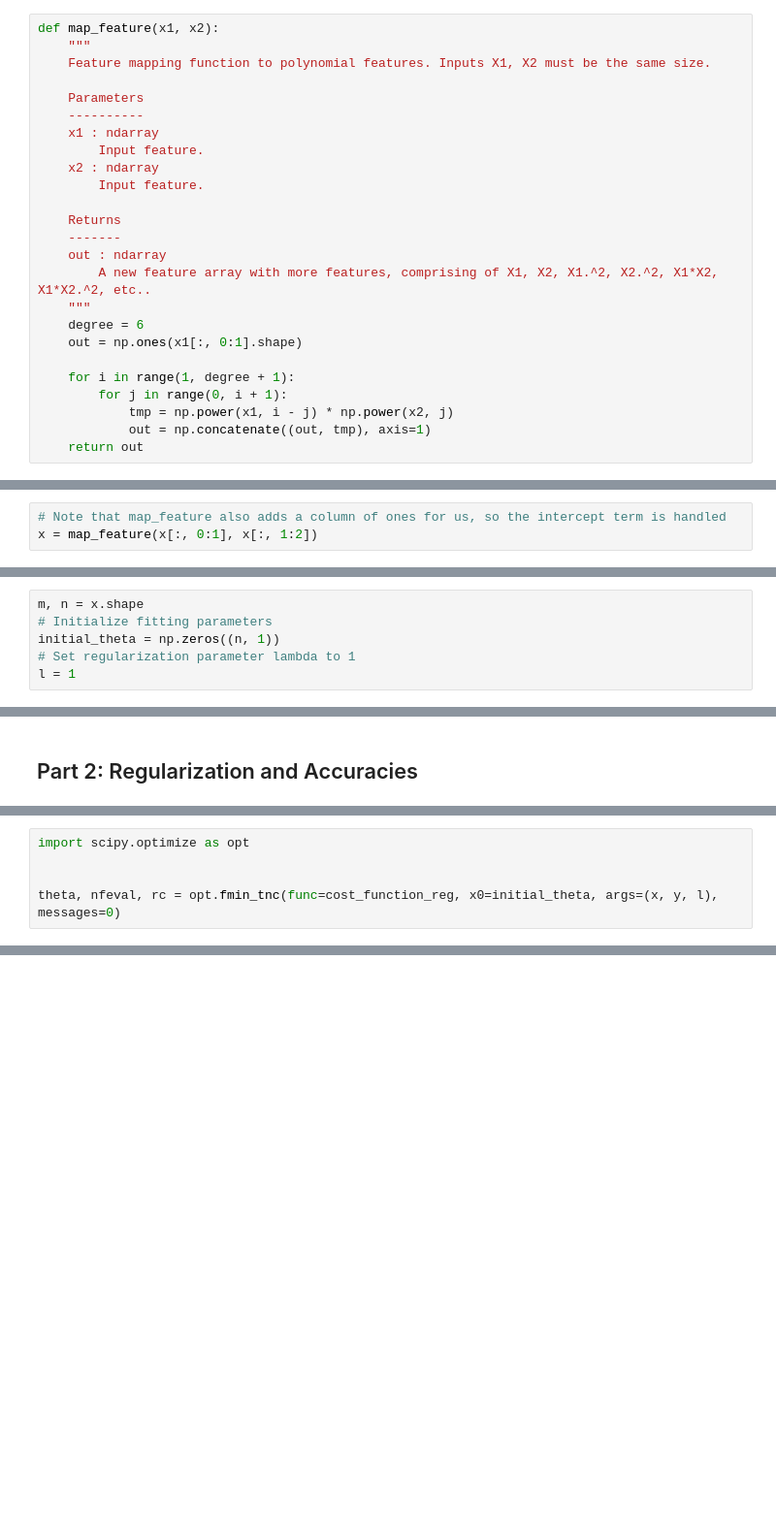
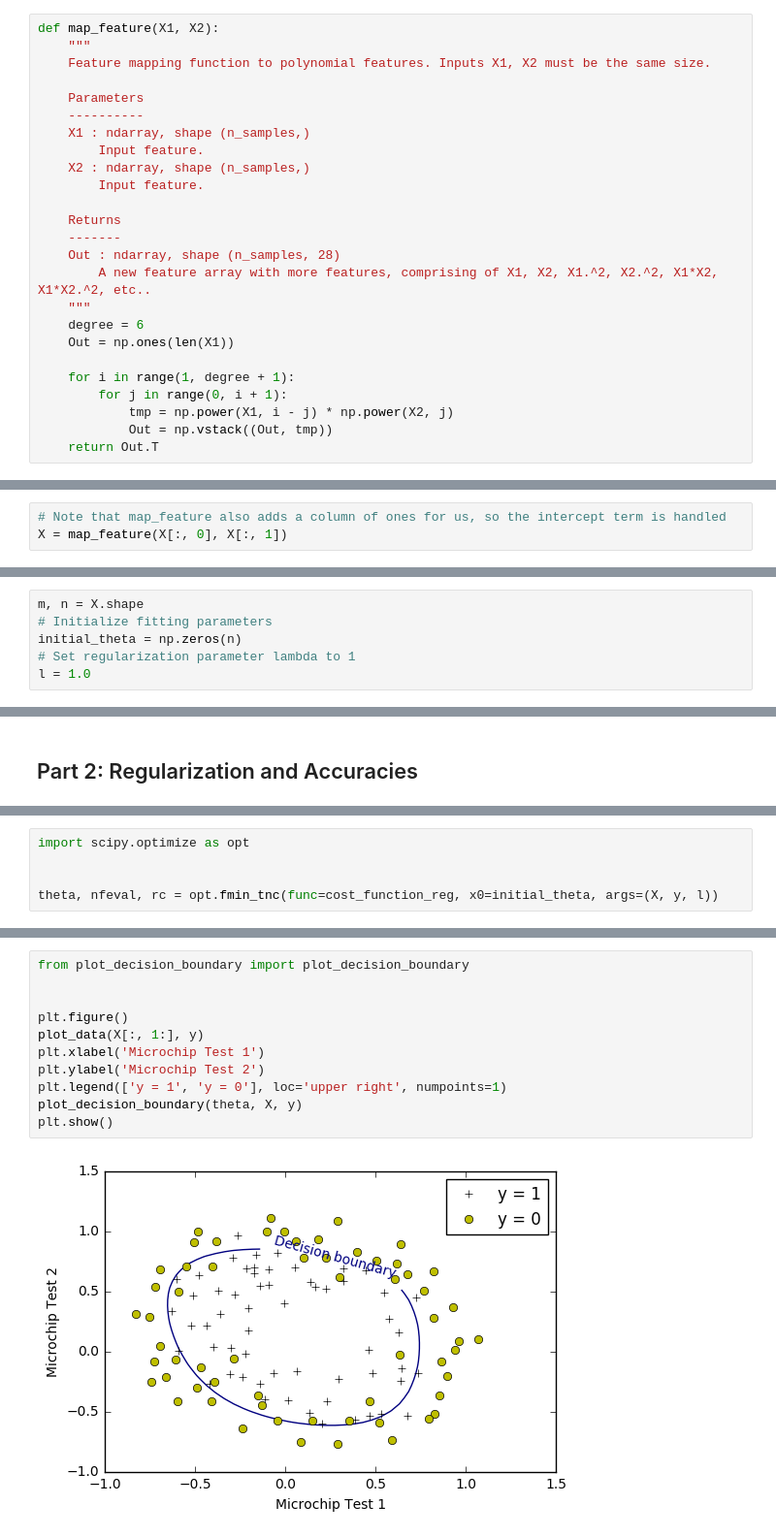
Before and after one commit to nex3z/machine-learning-exercise, a Jupyter notebook: coursera-machine-learning-python/ex2/ex2_reg.ipynb, the cells around one changed output, grey strips where cells are left out. Shown at 97% size. Cells and saved outputs as stored; diff of their text form; blank space fills up the shorter version.

```diff
--- a/coursera-machine-learning-python/ex2/ex2_reg.ipynb
+++ b/coursera-machine-learning-python/ex2/ex2_reg.ipynb
@@ -60,39 +53,39 @@ The `map_feature` function below maps input features to polynomial ones.
 # %%
-def map_feature(x1, x2):
+def map_feature(X1, X2):
     """
     Feature mapping function to polynomial features. Inputs X1, X2 must be the same size.
 
     Parameters
     ----------
-    x1 : ndarray
+    X1 : ndarray, shape (n_samples,)
         Input feature.
-    x2 : ndarray
+    X2 : ndarray, shape (n_samples,)
         Input feature.
 
     Returns
     -------
-    out : ndarray
+    Out : ndarray, shape (n_samples, 28)
         A new feature array with more features, comprising of X1, X2, X1.^2, X2.^2, X1*X2, X1*X2.^2, etc..
     """
     degree = 6
-    out = np.ones(x1[:, 0:1].shape)
+    Out = np.ones(len(X1))
 
     for i in range(1, degree + 1):
         for j in range(0, i + 1):
-            tmp = np.power(x1, i - j) * np.power(x2, j)
-            out = np.concatenate((out, tmp), axis=1)
-    return out
+            tmp = np.power(X1, i - j) * np.power(X2, j)
+            Out = np.vstack((Out, tmp))
+    return Out.T
 # %% [markdown]
 Add polynomial features:
 # %%
 # Note that map_feature also adds a column of ones for us, so the intercept term is handled
-x = map_feature(x[:, 0:1], x[:, 1:2])
+X = map_feature(X[:, 0], X[:, 1])
 # %% [markdown]
 Initialize parameters as follows:
 # %%
-m, n = x.shape
+m, n = X.shape
 # Initialize fitting parameters
-initial_theta = np.zeros((n, 1))
+initial_theta = np.zeros(n)
 # Set regularization parameter lambda to 1
-l = 1
+l = 1.0
 # %% [markdown]
@@ -167,4 +159,4 @@ Train the model with `fin_tnc`:
 import scipy.optimize as opt
 
 
-theta, nfeval, rc = opt.fmin_tnc(func=cost_function_reg, x0=initial_theta, args=(x, y, l), messages=0)
+theta, nfeval, rc = opt.fmin_tnc(func=cost_function_reg, x0=initial_theta, args=(X, y, l))
@@ -227 +165,14 @@ plt.show()
+# %%
+from plot_decision_boundary import plot_decision_boundary
+
+
+plt.figure()
+plot_data(X[:, 1:], y)
+plt.xlabel('Microchip Test 1')
+plt.ylabel('Microchip Test 2')
+plt.legend(['y = 1', 'y = 0'], loc='upper right', numpoints=1)
+plot_decision_boundary(theta, X, y)
+plt.show()
+# %% [output]
+[figure, added]
 # %% [markdown]
```
Also changed, not shown: parts of 23 cells of this notebook, 7 other files.
